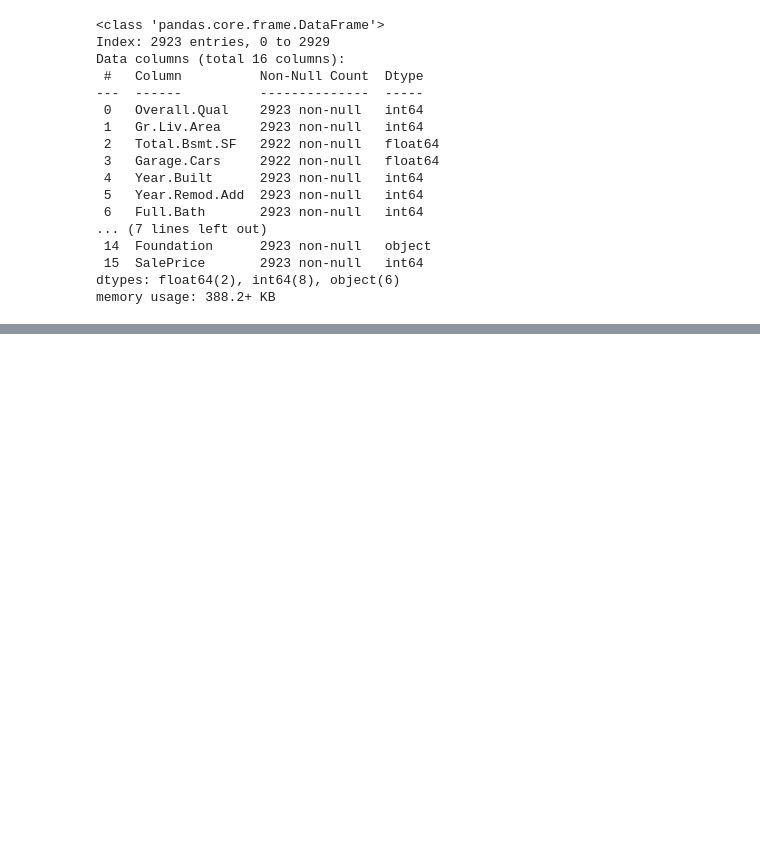
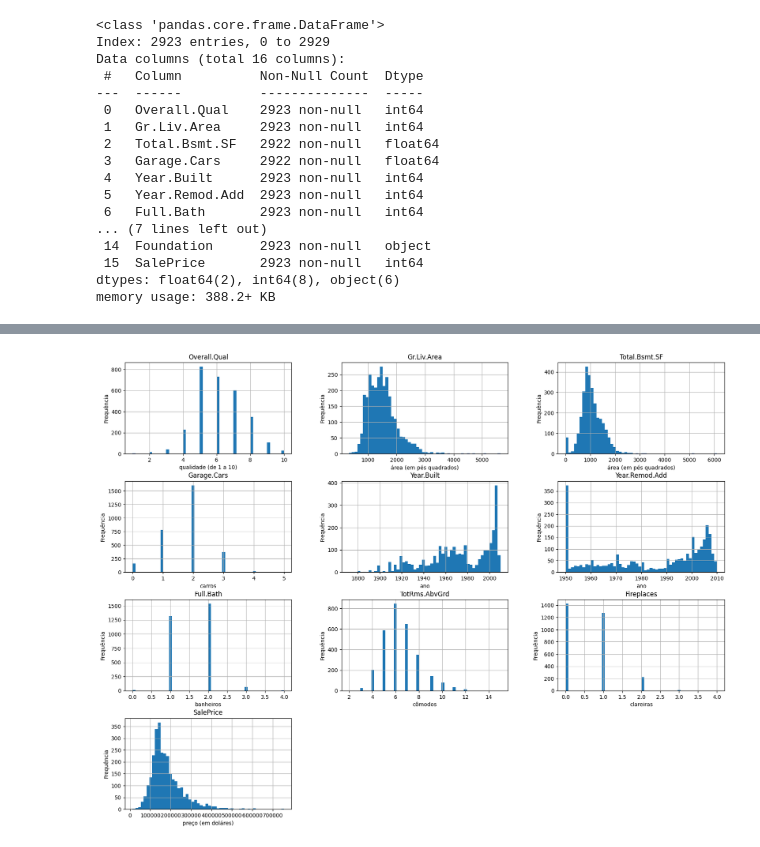
Before and after one commit to Joao-Pedro-Queiroz/projeto_ames, a Jupyter notebook: projeto.ipynb, the cells around one changed output, grey strips where cells are left out. Drawn from its saved outputs; the diff is of its cells as text; code cells hidden in the pictures; blank space fills up the shorter version.

```diff
--- a/projeto.ipynb
+++ b/projeto.ipynb
@@ -249,7 +251,7 @@ def load_selected_features(data_dir: Path) -> pd.DataFrame:
     # Retorna apenas as colunas selecionadas
     return df[selected_columns]
 # %%
-df = load_selected_features(DATA_DIR)
+data = load_selected_features(DATA_DIR)
 # %% [markdown]
 ### Análise exploratória
 # %% [markdown]
@@ -315,0 +424,36 @@ O *dataset* sem linhas duplicadas tem tamanho diferente do *dataset* original, i
+# %%
+import numpy as np
+
+# Regra prática: número de bins = sqrt(número de amostras)
+n_bins = np.floor(np.sqrt(data.shape[0])).astype(int).item()
+# %%
+import matplotlib.pyplot as plt
+
+measurement_units = {
+    'Overall.Qual': 'qualidade (de 1 a 10)',
+    'Gr.Liv.Area': 'área (em pés quadrados)',
+    'Total.Bsmt.SF': 'área (em pés quadrados)',
+    'Garage.Cars': 'carros',
+    'Year.Built': 'ano',
+    'Year.Remod.Add': 'ano',
+    'Full.Bath': 'banheiros',
+    'TotRms.AbvGrd': "cômodos" ,
+    'Fireplaces': 'lareiras',
+    'SalePrice': 'preço (em doláres)',
+}
+
+result = data \
+    .select_dtypes(include='number') \
+    .hist(bins=n_bins, figsize=(20, 15))
+
+for subplot in result.flatten():
+    column = subplot.get_title()
+    if not column:
+        continue
+    unit = measurement_units[column]
+    subplot.set_xlabel(unit)
+    subplot.set_ylabel('Frequência')
+
+plt.show()
+# %% [output]
+[figure, added]
```
Also changed, not shown: parts of 25 cells of this notebook.
